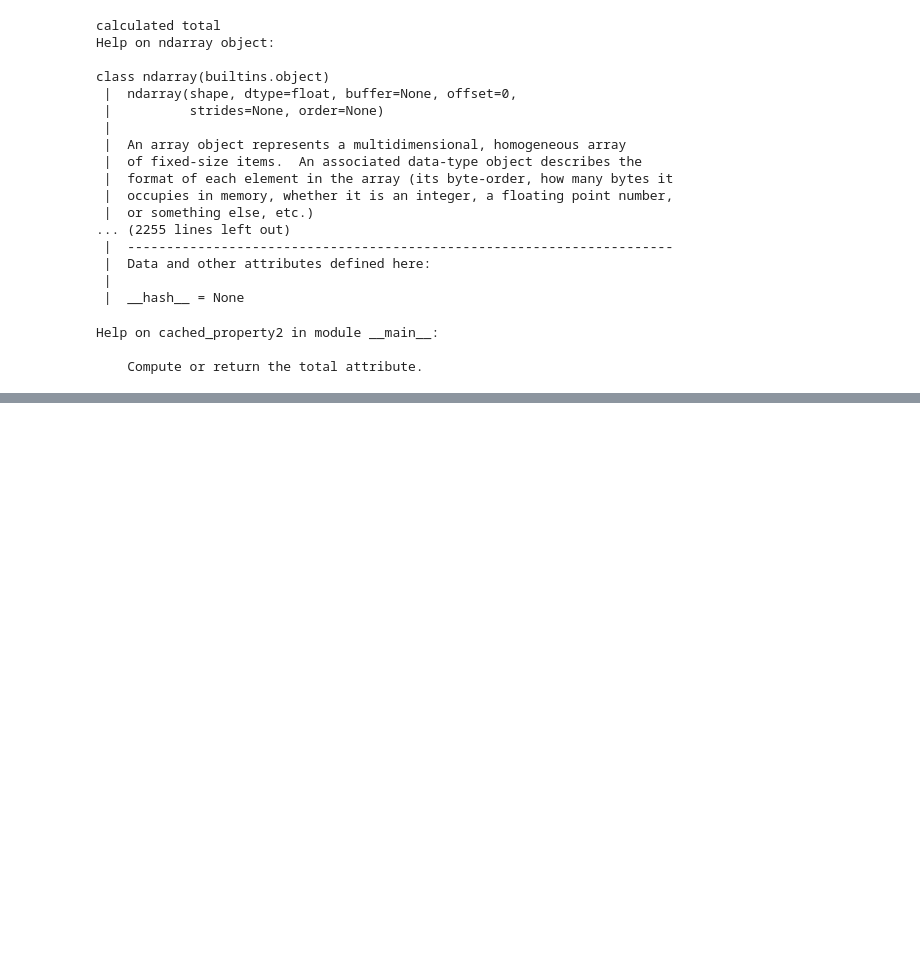
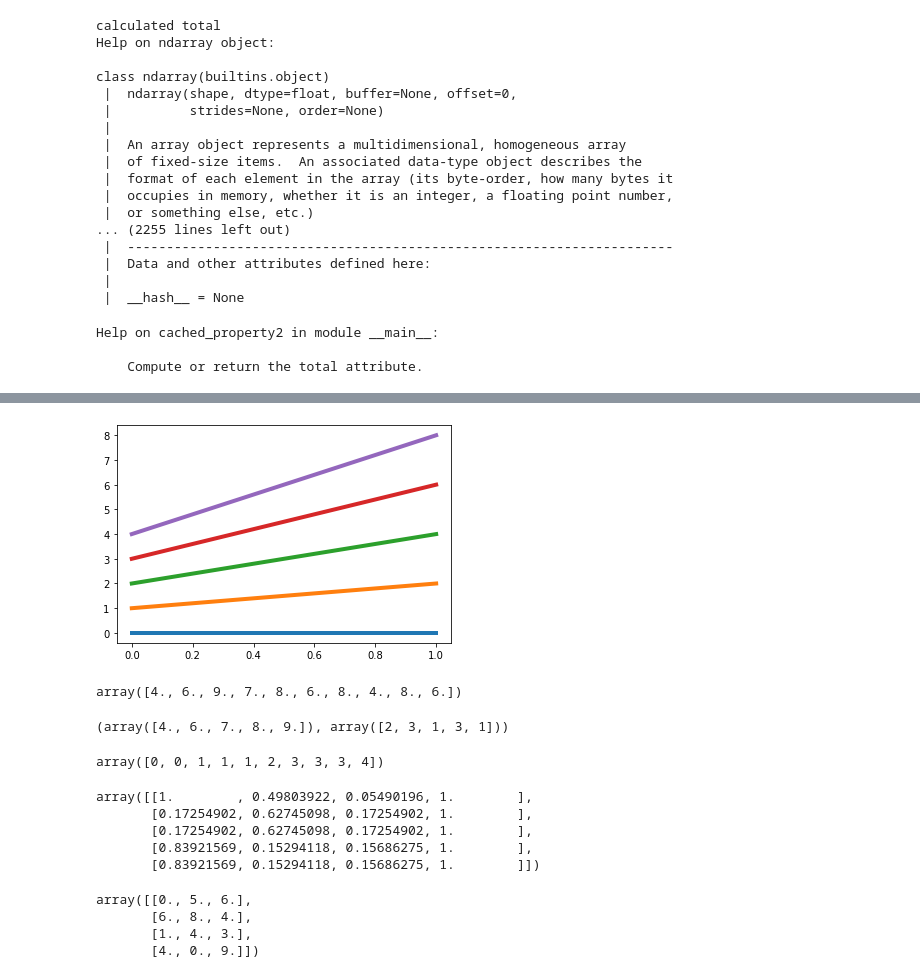
Before and after one commit to Georg912/Projektarbeit_Kunes, a Jupyter notebook: 04_Hubbard_Model/test.ipynb, the cells around one changed output, grey strips where cells are left out. Cells and saved outputs as stored; diff of their text form; code cells hidden in the pictures; blank space fills up the shorter version.

```diff
--- a/04_Hubbard_Model/test.ipynb
+++ b/04_Hubbard_Model/test.ipynb
@@ -388,0 +386,43 @@ class cached_property:
+# %%
+import cycler
+import matplotlib as mpl
+
+n = 5
+color = mpl.pyplot.cm.tab10(np.arange(10)*1)
+mpl.rcParams['axes.prop_cycle'] = cycler.cycler('color', color)
+# %%
+fig, ax = plt.subplots()
+for i in range(n):
+    ax.plot([0,1], [i, 2*i])
+# %% [output]
+[figure, added]
+# %%
+a = np.random.rand(10)*10 // 1
+a
+# %% [output]
+array([4., 6., 9., 7., 8., 6., 8., 4., 8., 6.])
+# %%
+b = np.unique(a, return_counts=True)
+b
+# %% [output]
+(array([4., 6., 7., 8., 9.]), array([2, 3, 1, 3, 1]))
+# %%
+np.repeat(np.arange(b[1].size), b[1] )
+# %% [output]
+array([0, 0, 1, 1, 1, 2, 3, 3, 3, 4])
+# %%
+color
+# %% [output]
+array([[1.        , 0.49803922, 0.05490196, 1.        ],
+       [0.17254902, 0.62745098, 0.17254902, 1.        ],
+       [0.17254902, 0.62745098, 0.17254902, 1.        ],
+       [0.83921569, 0.15294118, 0.15686275, 1.        ],
+       [0.83921569, 0.15294118, 0.15686275, 1.        ]])
+# %%
+c = np.random.rand(4,3) * 10 // 1
+c
+# %% [output]
+array([[0., 5., 6.],
+       [6., 8., 4.],
+       [1., 4., 3.],
+       [4., 0., 9.]])
```
Also changed, not shown: parts of 4 cells of this notebook, 4 other files.
